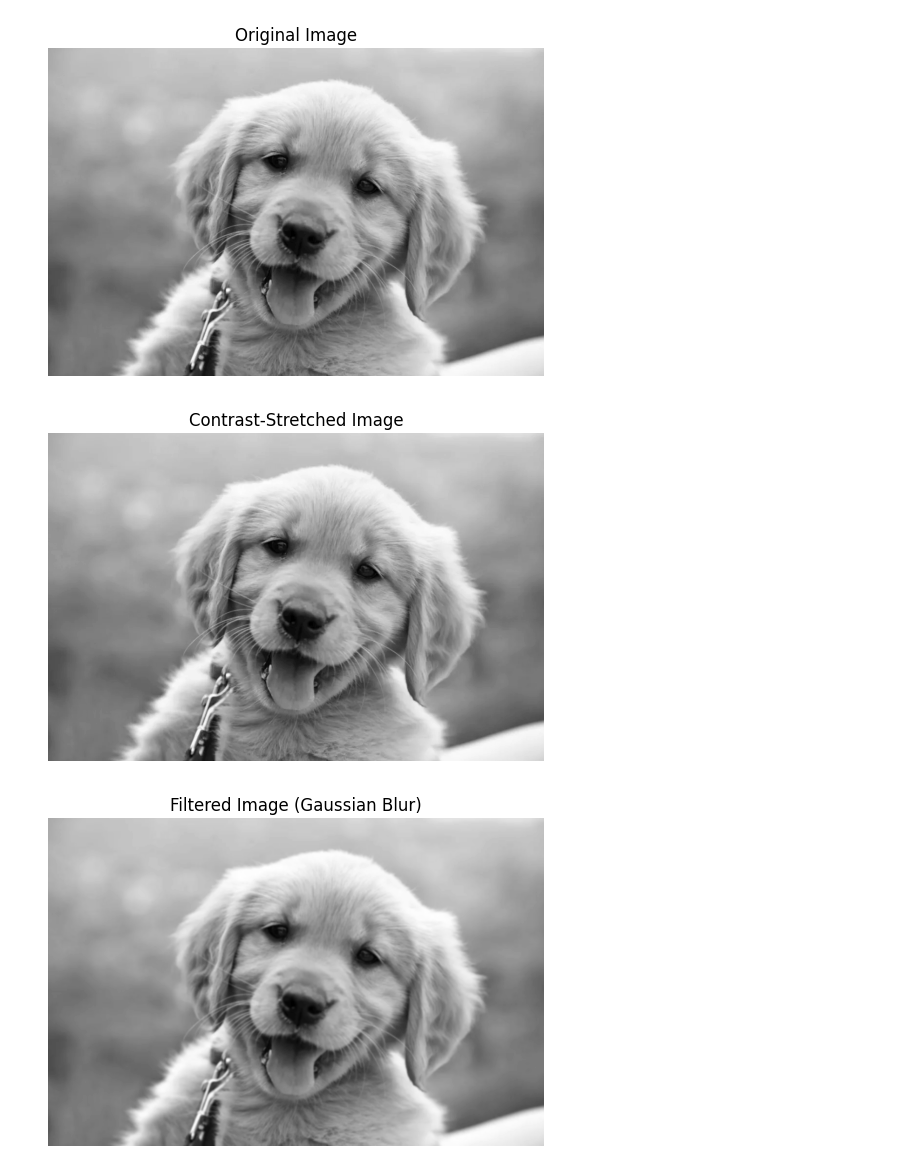
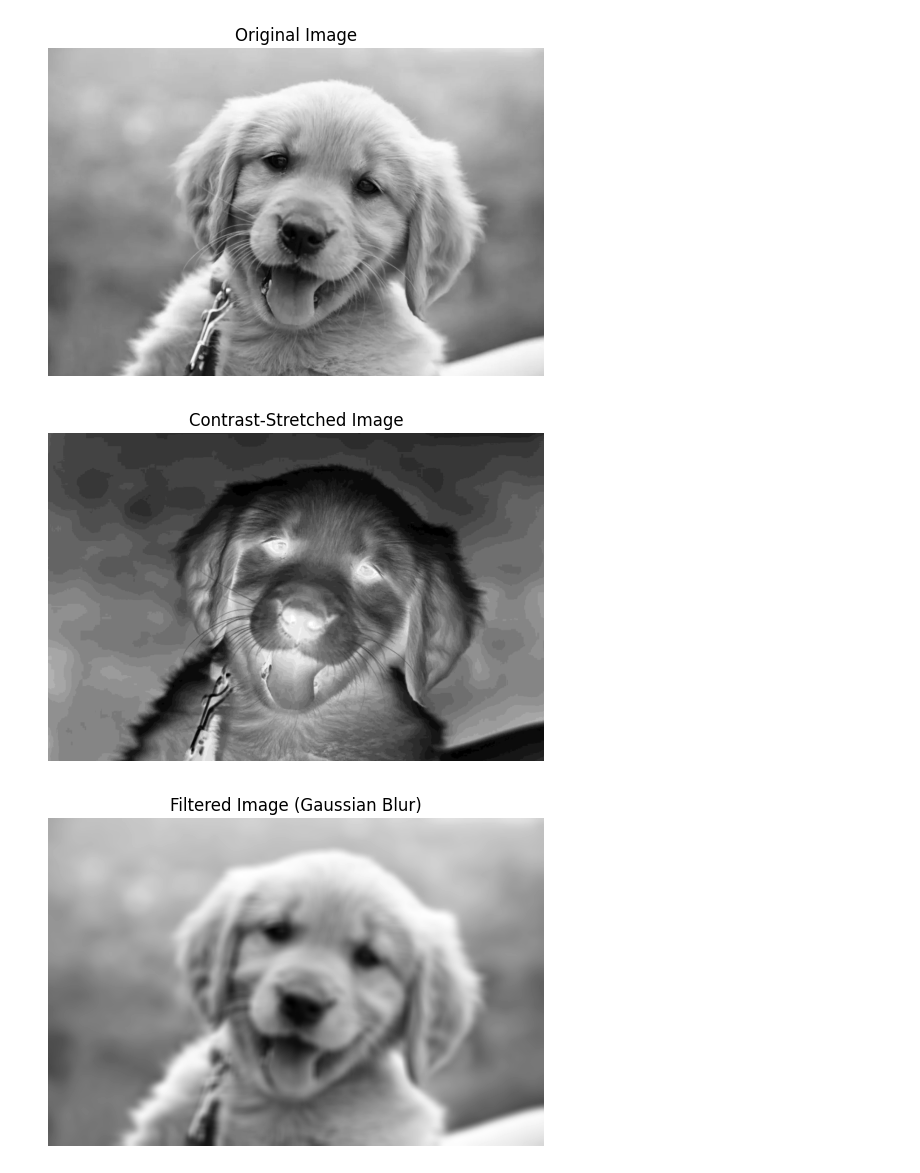
Before and after one commit to Vasundhara-Boomi/imageMM, a Jupyter notebook: Q2/Ex1.ipynb, the cells around one changed output. Cells and saved outputs as stored; diff of their text form; code cells hidden in the pictures.

Commit message:
contrast and blur changes

```diff
--- a/Q2/Ex1.ipynb
+++ b/Q2/Ex1.ipynb
@@ -20,18 +20,22 @@ else:
 # %%
 # Perform contrast stretching
 min_val, max_val = np.min(image), np.max(image)
-contrast_stretched = cv2.normalize(image, None, alpha=0, beta=255, norm_type=cv2.NORM_MINMAX)
+contrast_factor = -0.1  # Increase this factor to enhance contrast further
+contrast_increased = np.clip((image - min_val) * contrast_factor + min_val, 0, 255).astype(np.uint8)
+contrast_stretched = cv2.normalize(contrast_increased, None, alpha=0, beta=255, norm_type=cv2.NORM_MINMAX)
 
 # Display contrast-stretched image
 plt.imshow(contrast_stretched, cmap='gray')
 plt.title('Contrast-Stretched Image')
 plt.axis('off')
 plt.show()
 # %% [output]
-[figure, old version]
+[figure, new version]
 # %%
 # Apply a simple linear filter (Gaussian Blur)
-filtered_image = cv2.GaussianBlur(image, (5, 5), 0)
+kernel_size = (15, 15)
+sigma = 30
+filtered_image = cv2.GaussianBlur(image, kernel_size, sigma)
 
 # Display filtered image
 plt.imshow(filtered_image, cmap='gray')
@@ -39,7 +43,7 @@ plt.title('Filtered Image (Gaussian Blur)')
 plt.axis('off')
 plt.show()
 # %% [output]
-[figure, old version]
+[figure, new version]
 # %%
 # Plot histograms of the original, contrast-stretched, and filtered images
 plt.figure(figsize=(12, 6))
```
Also changed, not shown: parts of 1 cell of this notebook.
